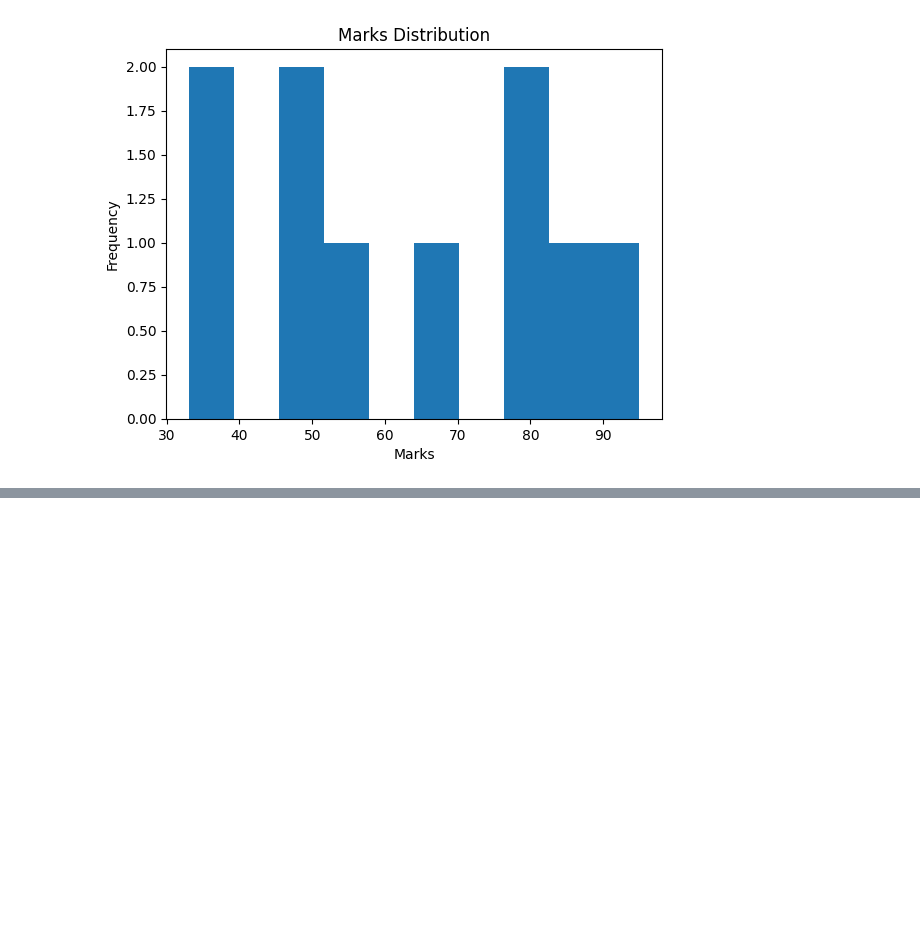
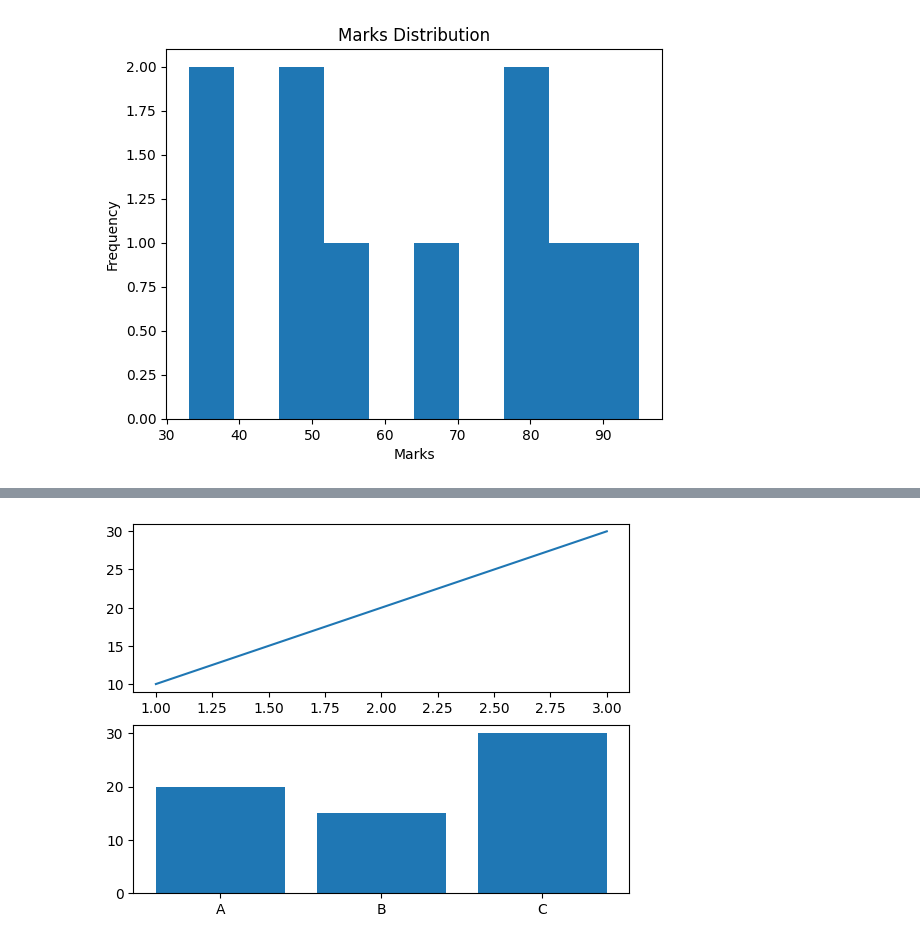
Before and after one commit to Althafvm/Data-science, a Jupyter notebook: Matplotlib.ipynb, the cells around one changed output, grey strips where cells are left out. Cells and saved outputs as stored; diff of their text form; code cells hidden in the pictures; blank space fills up the shorter version.

```diff
--- a/Matplotlib.ipynb
+++ b/Matplotlib.ipynb
@@ -65,0 +74,7 @@ plt.show()
+# %%
+fig, ax=plt.subplots(2,1)
+ax[0].plot([1,2,3],[10,20,30])
+ax[1].bar(["A","B","C"],[20,15,30])
+plt.show()
+# %% [output]
+[figure, added]
```
Also changed, not shown: parts of 1 cell of this notebook.
